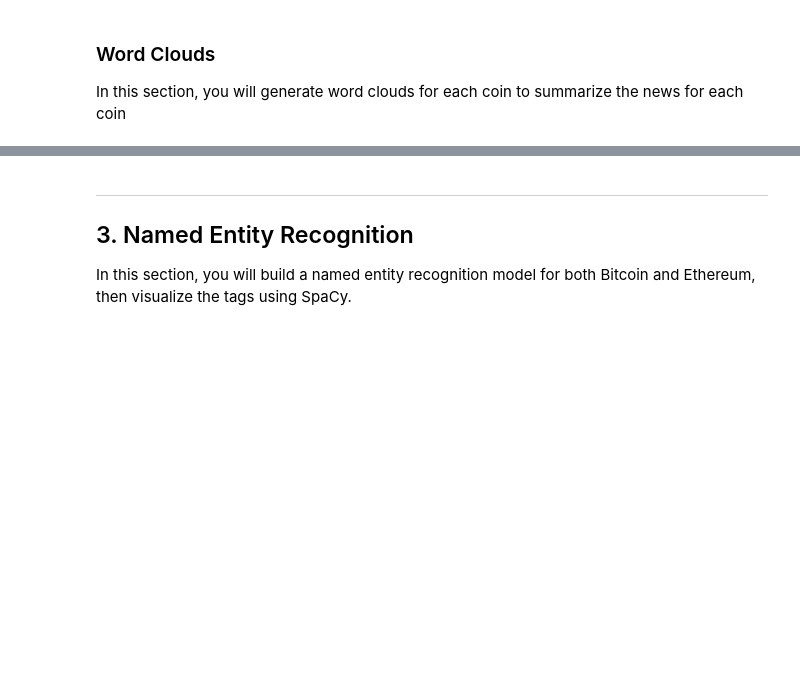
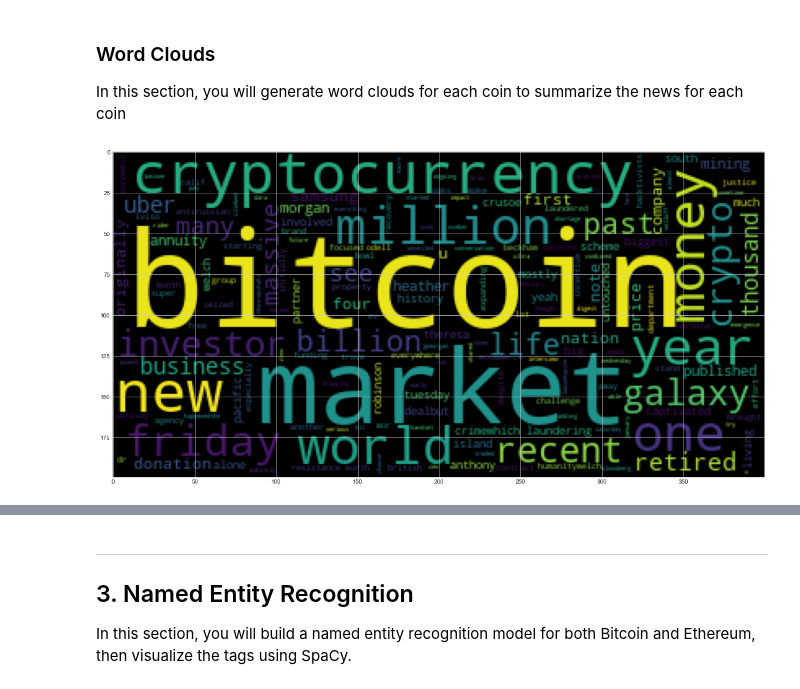
Before and after one commit to vincent-l-j/crypto-sentiment, a Jupyter notebook: src/crypto_sentiment.ipynb, the cells around one changed output, grey strips where cells are left out. Cells and saved outputs as stored; diff of their text form; code cells hidden in the pictures; blank space fills up the shorter version.

```diff
--- a/src/crypto_sentiment.ipynb
+++ b/src/crypto_sentiment.ipynb
@@ -39,11 +40,24 @@ newsapi = NewsApiClient(api_key=api_key)
 # Fetch the Bitcoin news articles
 # btc_articles = newsapi.get_top_headlines(q="bitcoin", language="en", country="au")
 yesterday = (dt.datetime.today() - dt.timedelta(days=1)).strftime('%Y-%m-%d')
-btc_articles = newsapi.get_everything(
-    q='bitcoin',
-    from_param=yesterday,
-    to=yesterday,
-    language='en',
-    sort_by='relevancy',
-)
+try:
+    # Load the cached file (if it exists) to minimise api calls
+    with open(f"btc_articles_{yesterday}.json", 'r') as f:
+        btc_articles = json.load(f)
+except FileNotFoundError:
+    # Download the news articles
+    btc_articles = newsapi.get_everything(
+        q='bitcoin',
+        from_param=yesterday,
+        to=yesterday,
+        language='en',
+        sort_by='relevancy',
+    )
+    # Save the articles to a local file
+    with open(f"btc_articles_{yesterday}.json", 'w') as f:
+        json.dump(
+            btc_articles,
+            f,
+            indent=4,
+        )
 btc_articles['totalResults']
@@ -202,7 +283,14 @@ lemmatizer = WordNetLemmatizer()
 sw = set(stopwords.words('english'))
 
 # Expand the default stopwords list if necessary
-# YOUR CODE HERE!
+custom_sw = {
+    'char',
+    'fi',
+    'ha',
+    'sa',
+    'wa',
+}
+sw = sw | custom_sw
 # %%
 # Complete the tokenizer function
 def tokenizer(text):
@@ -220,7 +308,6 @@ def tokenizer(text):
 
     # Convert the words to lowercase
     # Remove the stop words
-    sw = set(stopwords.words('english'))
     tokens = [word.lower() for word in lem if word.lower() not in sw]
 
     return tokens
@@ -279,0 +427,10 @@ mpl.rcParams['figure.figsize'] = [20.0, 10.0]
+# %%
+# Generate the Bitcoin word cloud
+wc_btc = WordCloud(random_state=0).generate(
+    ' '.join(tokenizer(
+        ' '.join(df_sent_btc['text']))
+    )
+)
+plt.imshow(wc_btc);
+# %% [output]
+[figure, added]
```
Also changed, not shown: parts of 29 cells of this notebook.
